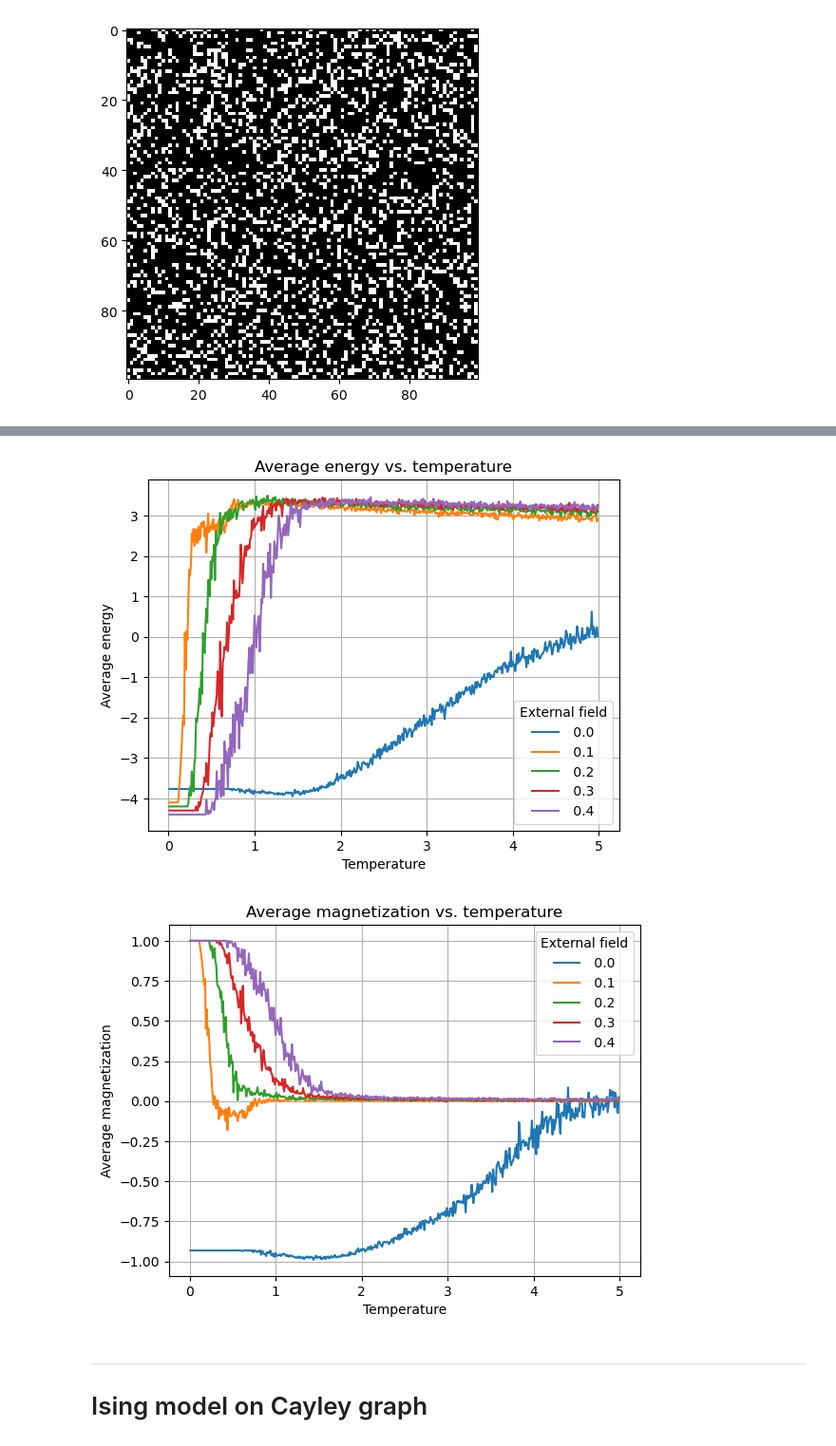
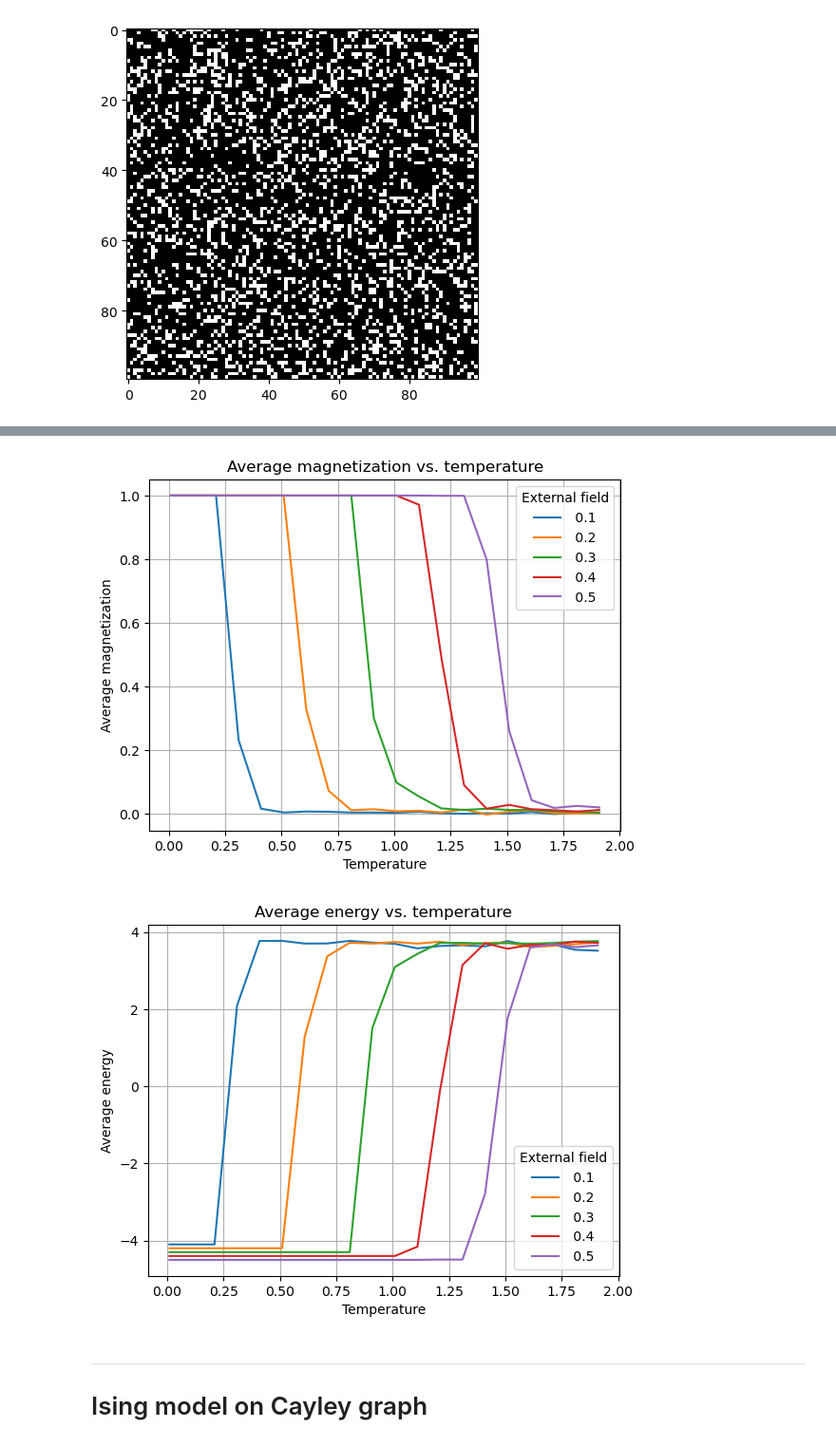
Before and after one commit to thxthuds/Ising_Model_Project, a Jupyter notebook: project_ideas.ipynb, the cells around one changed output, grey strips where cells are left out. Shown at 95% size. Saved outputs shown, nothing was run; the diff lists cells and outputs as text; code cells hidden in the pictures.

Commit message:
averaged multiple trials for plotting

```diff
--- a/project_ideas.ipynb
+++ b/project_ideas.ipynb
@@ -13,7 +13,7 @@ class MetropolisIsing:
     """
     Implementation of Ising model, i.e. nearest-neighbor (nn) interactions,
     using a vectorized Metropolis Monte-Carlo (MC) algorithm.
-    Works for binary spin configuration on a 1d chain, 2d lattice, and Cayley graph.
+    Works for binary spin configurations on a 1d chain, 2d lattice, and Cayley graph.
     """
     def __init__(self, T, J=1.0, H=0.0):
         """
@@ -87,7 +87,7 @@ class MetropolisIsing:
             (float): net energy
         """
         X_nn = self.nn_alignment(X_spins)
-        X_E = -self.J * X_spins * X_nn - self.H * X_spins
+        X_E = - self.J * X_spins * X_nn - self.H * X_spins
         return np.sum(X_E)
 # %% [markdown]
 # Ising model on 1D chain
@@ -247,56 +422,62 @@ plt.show()
 # %%
 # Plot equilibrium average energy and magnetization vs temperature for various
 # external field strengths.
-ext_field = np.arange(0.0, 0.5, 0.1)
-temps = np.arange(0.01, 5., 0.01)
+# Start with random state with 75% spins down.
+ext_field = np.arange(0.1, 0.6, 0.1)
+temps = np.arange(0.01, 2., 0.1)
 total_iter = 50
+trials = 10
 l_all_energies, l_all_mag = [], []
 dim = 50
 
 for field_val in ext_field:
     np.random.seed(0)
     lattice2d = np.random.choice([-1, 1], size=(dim, dim), p=[0.75, 0.25])
     l_energy, l_mag = [], []
 
     for temp in temps:
         Ising2d = Ising2DLattice(T=temp, J=1, H=field_val)
         prev = lattice2d
-        for _ in range(total_iter):
-            current = Ising2d.update_spins(prev)
-            if np.array_equal(current, prev):
-                break
-            prev = current
+        trial_energy, trial_mag = [], []
+        for t in range(trials):     # Multiple trials to average out statistical fluctuations.
+            for i in range(total_iter):
+                current = Ising2d.update_spins(prev)
+                if np.array_equal(current, prev):
+                    break
+                prev = current
+            trial_energy.append(Ising2d.net_energy(current) / dim ** 2)
+            trial_mag.append(Ising2d.net_magnetization(current) / dim ** 2)
 
         avg_energy = Ising2d.net_energy(current) / dim ** 2
         avg_mag = Ising2d.net_magnetization(current) / dim ** 2
         l_energy.append(avg_energy)
         l_mag.append(avg_mag)
 
     l_all_energies.append(l_energy)
     l_all_mag.append(l_mag)
 
-plt.figure()
+plt.figure(0)
+for i, field_val in enumerate(ext_field):
+    plt.plot(temps, l_all_mag[i], label=f"{field_val: .1f}")
+plt.xlabel('Temperature')
+plt.ylabel('Average magnetization')
+plt.title('Average magnetization vs. temperature')
+plt.grid()
+plt.legend(title="External field")
+plt.show()
+
+plt.figure(1)
 for i, field_val in enumerate(ext_field):
     plt.plot(temps, l_all_energies[i], label=f"{field_val: .1f}")
 plt.xlabel('Temperature')
 plt.ylabel('Average energy')
 plt.title('Average energy vs. temperature')
 plt.grid()
 plt.legend(title="External field")
 plt.show()
-
-plt.figure()
-for i, field_val in enumerate(ext_field):
-    plt.plot(temps, l_all_mag[i], label=f"{field_val: .1f}")
-plt.xlabel('Temperature')
-plt.ylabel('Average magnetization')
-plt.title('Average magnetization vs. temperature')
-plt.grid()
-plt.legend(title="External field")
-plt.show()
 # %% [output]
-[figure, old version]
+[figure, new version]
-[figure, old version]
+[figure, new version]
 # %% [markdown]
 ---
 # Ising model on Cayley graph
```
Also changed, not shown: parts of 6 cells of this notebook.
